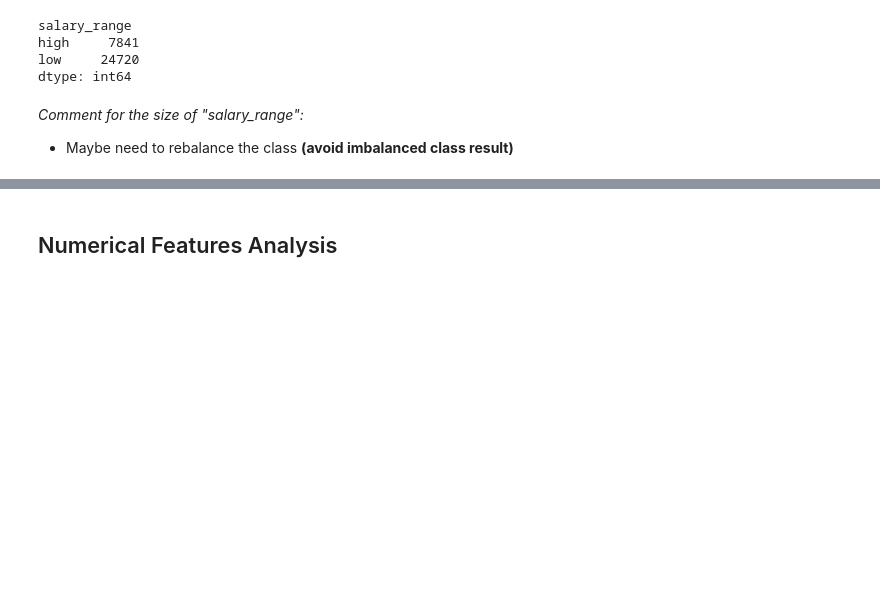
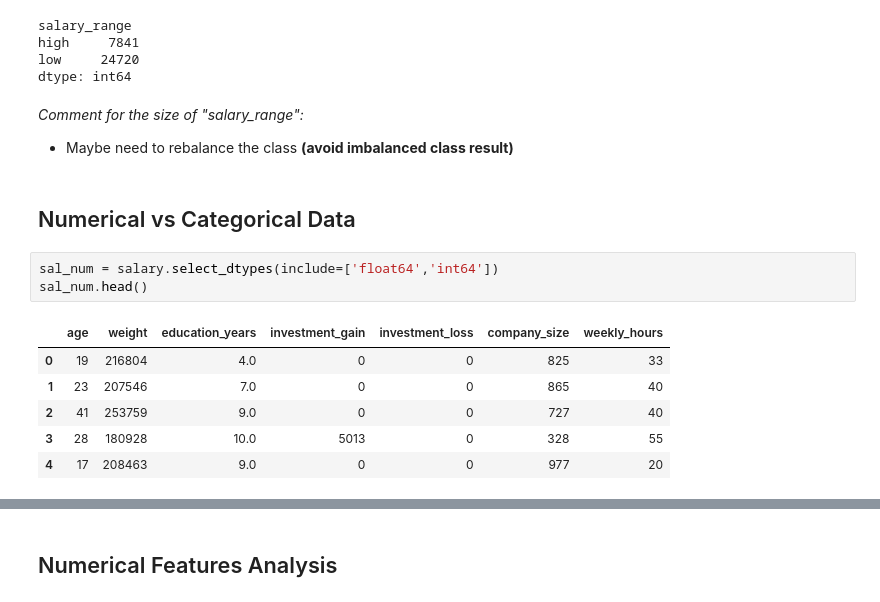
Before and after one commit to JasonnLim/ML-Salary-Prediction, a Jupyter notebook: LatestCode.ipynb, the cells around one changed output, grey strips where cells are left out. Saved outputs shown, nothing was run; the diff lists cells and outputs as text; blank space fills up the shorter version.

```diff
--- a/LatestCode.ipynb
+++ b/LatestCode.ipynb
@@ -97,3 +97,15 @@ dtype: int64
 # %% [markdown]
 *Comment for the size of "salary_range":*<br>
 - Maybe need to rebalance the class **(avoid imbalanced class result)**
+# %% [markdown]
+## Numerical vs Categorical Data
+# %%
+sal_num = salary.select_dtypes(include=['float64','int64'])
+sal_num.head()
+# %% [output]
+|  | age | weight | education_years | investment_gain | investment_loss | company_size | weekly_hours |
+| 0 | 19 | 216804 | 4.0 | 0 | 0 | 825 | 33 |
+| 1 | 23 | 207546 | 7.0 | 0 | 0 | 865 | 40 |
+| 2 | 41 | 253759 | 9.0 | 0 | 0 | 727 | 40 |
+| 3 | 28 | 180928 | 10.0 | 5013 | 0 | 328 | 55 |
+| 4 | 17 | 208463 | 9.0 | 0 | 0 | 977 | 20 |
```
Also changed, not shown: parts of 31 cells of this notebook.
